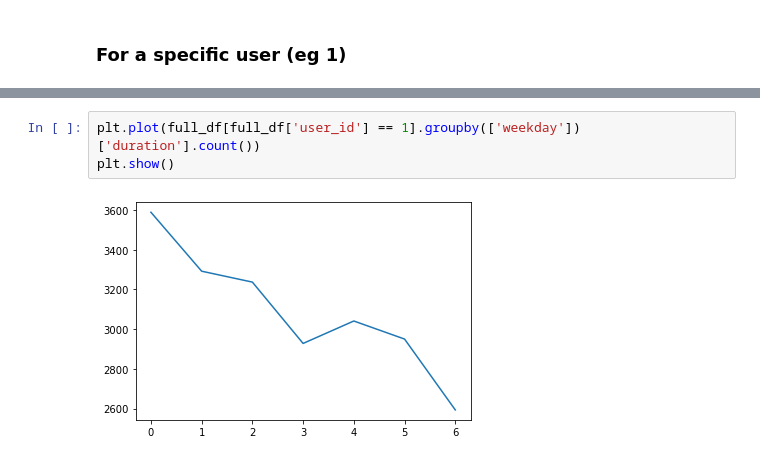
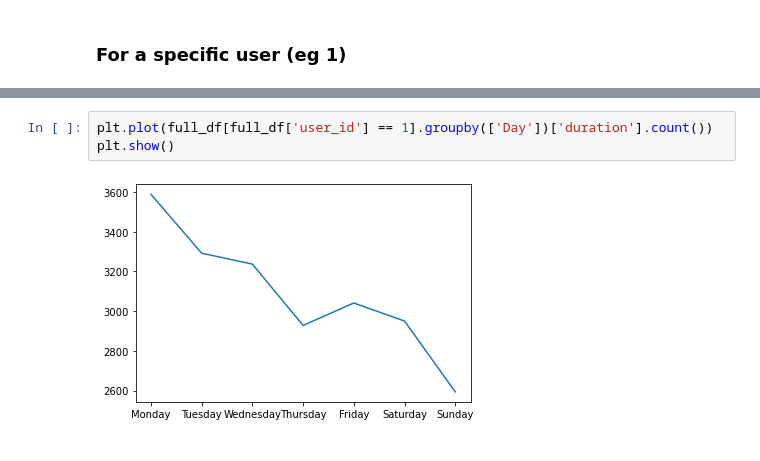
Before and after one commit to astenast/Smartphone_User_Engagement, a Jupyter notebook: Data Preprocessing.ipynb, the cells around one changed output, grey strips where cells are left out. Cells and saved outputs as stored; diff of their text form.

Commit message:
extra graphs

```diff
--- a/Data Preprocessing.ipynb
+++ b/Data Preprocessing.ipynb
@@ -200,5 +200,5 @@ plt.show()
 # %%
-plt.plot(full_df[full_df['user_id'] == 1].groupby(['weekday'])['duration'].count())
+plt.plot(full_df[full_df['user_id'] == 1].groupby(['Day'])['duration'].count())
 plt.show()
 # %% [output]
-[figure, old version]
+[figure, new version]
```
Also changed, not shown: parts of 6 cells of this notebook.
